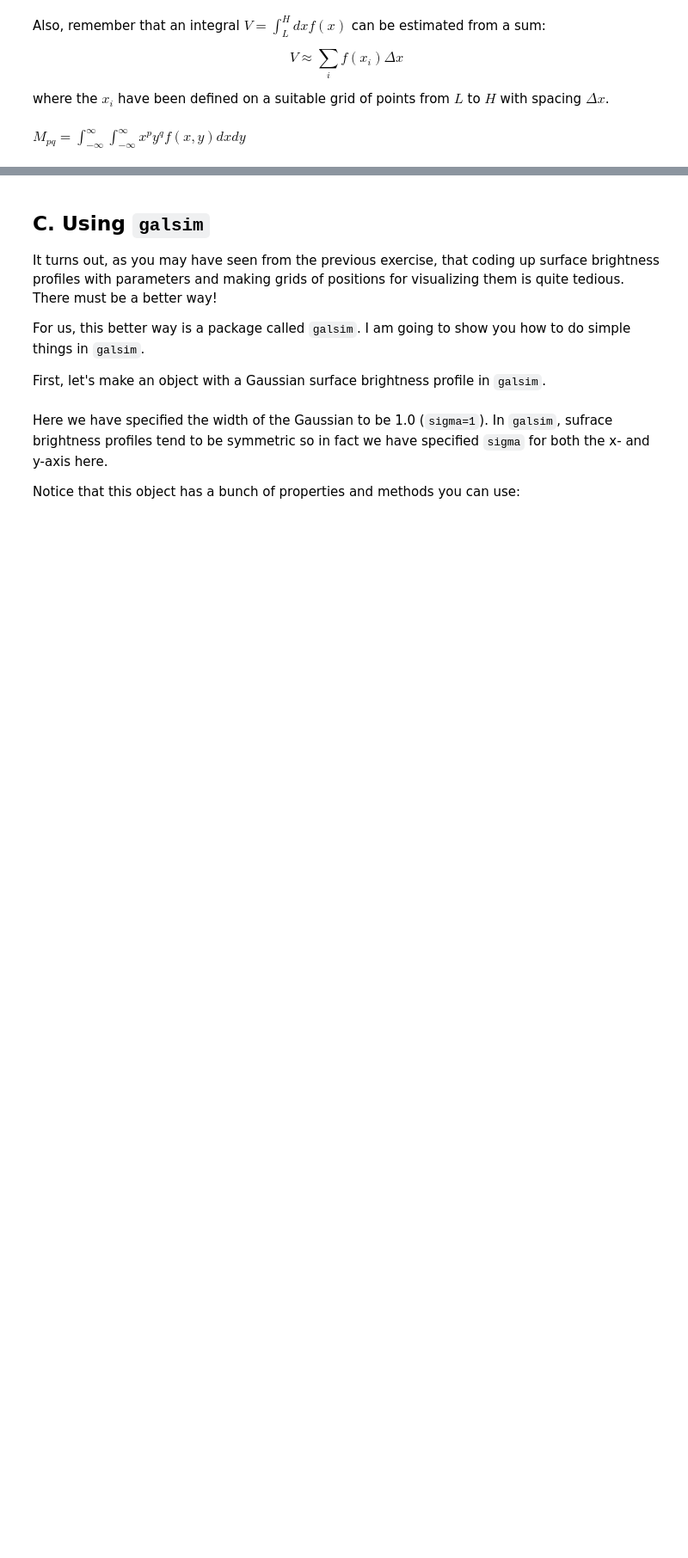
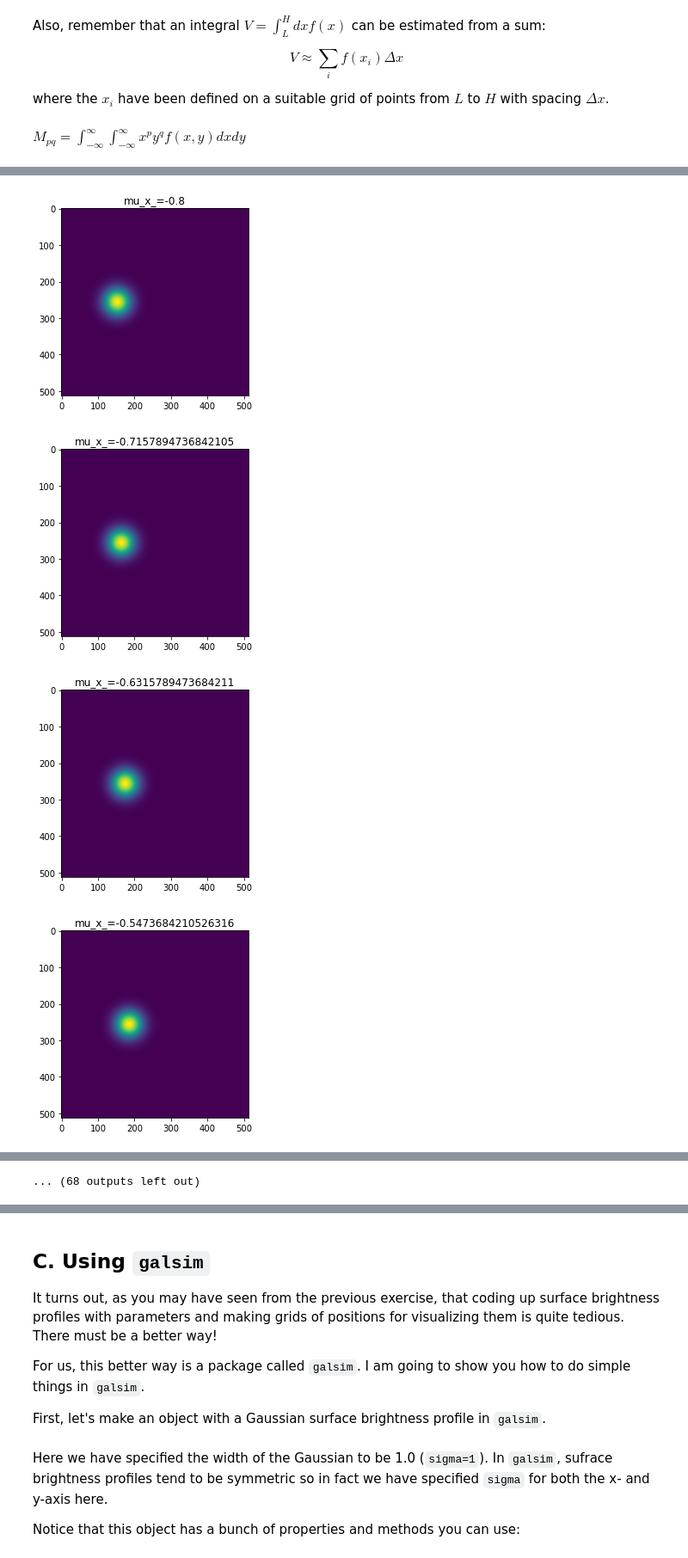
Before and after one commit to zhouconghao/shape-measurement-tutorials, a Jupyter notebook: shape_measurement_101.ipynb, the cells around one changed output, grey strips where cells are left out. Shown at 86% size. Drawn from its saved outputs; the diff is of its cells as text; code cells hidden in the pictures; blank space fills up the shorter version.

```diff
--- a/shape_measurement_101.ipynb
+++ b/shape_measurement_101.ipynb
@@ -175,2 +183,61 @@ fig.colorbar(cf,ax=axs)
 # %%
-mu_x_range = np.arange(-1,1,10)
+mu_x_range = np.linspace(-0.8,0.8,20)
+mu_y_range = np.linspace(-0.8,0.8,20)
+sig_x_range = np.linspace(0.1,0.2,20)
+sig_y_range = np.linspace(0.1,0.2,20)
+
+mu_x, sigma_x = 0, 0.2
+mu_y, sigma_y = 0, 0.2
+
+im_list = []
+M_list_d_mu_x = []
+M_list_d_mu_y = []
+M_list_d_sig_x = []
+M_list_d_sig_y = []
+
+for mu_x_ in mu_x_range:
+    im = bi_gaussian(x,y,mu_x_,sigma_x,mu_y,sigma_y)
+    im_list.append(im)
+    plt.imshow(im)
+    plt.title(f"{mu_x_=}")
+    plt.show()
+    moments = get_moments(im,x,y)
+    M_list_d_mu_x.append(moments)
+
+for mu_y_ in mu_y_range:
+    im = bi_gaussian(x,y,mu_x,sigma_x,mu_y_,sigma_y)
+    im_list.append(im)
+    plt.imshow(im)
+    plt.title(f"{mu_y_=}")
+    plt.show()
+    moments = get_moments(im,x,y)
+    M_list_d_mu_y.append(moments)
+
+for sigma_x_ in sig_x_range:
+    im = bi_gaussian(x,y,mu_x,sigma_x_,mu_y,sigma_y)
+    im_list.append(im)
+    plt.imshow(im)
+    plt.title(f"{sigma_x_=}")
+    plt.show()
+    moments = get_moments(im,x,y)
+    M_list_d_sig_x.append(moments)
+
+for sigma_y_ in sig_y_range:
+    im = bi_gaussian(x,y,mu_x,sigma_x,mu_y,sigma_y_)
+    im_list.append(im)
+    plt.imshow(im)
+    plt.title(f"{sigma_y_=}")
+    plt.show()
+    moments = get_moments(im,x,y)
+    M_list_d_sig_y.append(moments)
+
+
+M_list_d_mu_x = np.array(M_list_d_mu_x)
+M_list_d_mu_y = np.array(M_list_d_mu_y)
+M_list_d_sig_x = np.array(M_list_d_sig_x)
+M_list_d_sig_y = np.array(M_list_d_sig_y)
+# %% [output]
+[figure, added]
+[figure, added]
+[figure, added]
+[figure, added]
@@ -176,0 +252 @@ mu_x_range = np.arange(-1,1,10)
+... (68 outputs left out)
```
Also changed, not shown: parts of 17 cells of this notebook.
